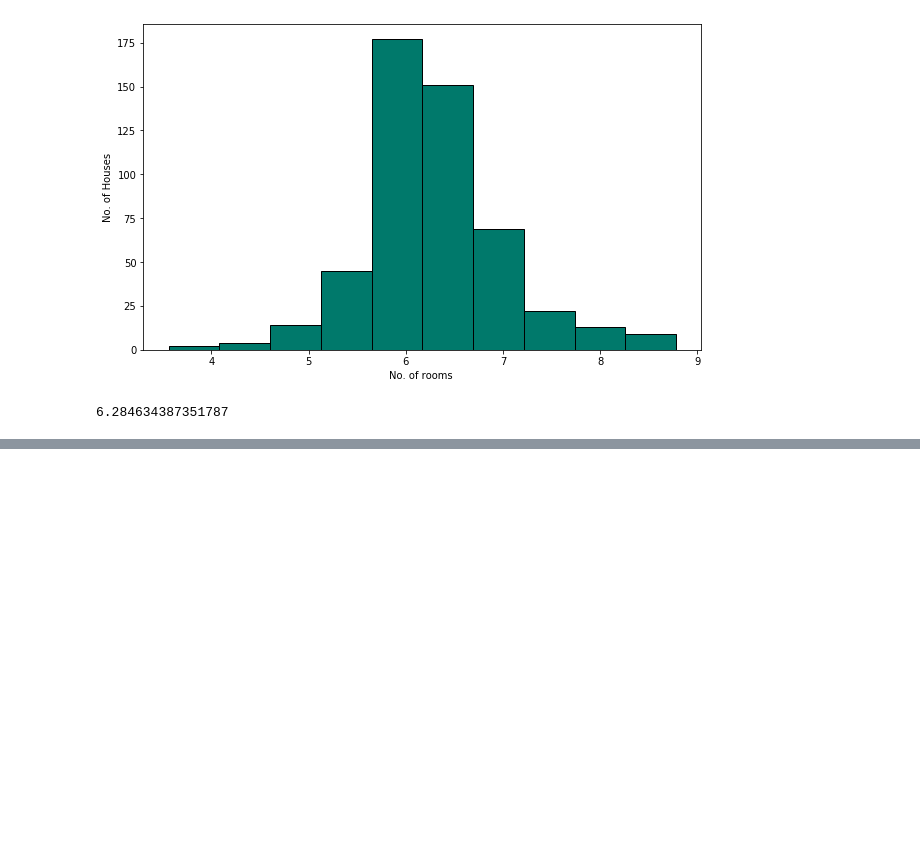
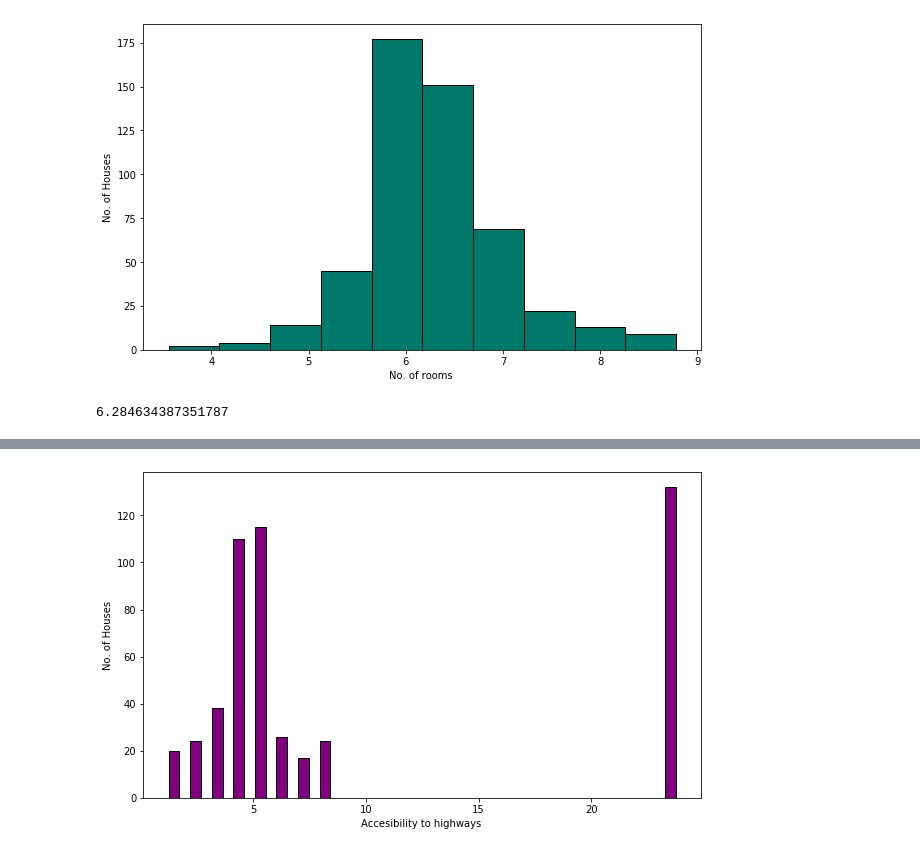
Before and after one commit to abhaypatro/House_price_predictor, a Jupyter notebook: House_price_predictor.ipynb, the cells around one changed output, grey strips where cells are left out. Drawn from its saved outputs; the diff is of its cells as text; code cells hidden in the pictures; blank space fills up the shorter version.

```diff
--- a/House_price_predictor.ipynb
+++ b/House_price_predictor.ipynb
@@ -180,0 +196,8 @@ data['RM'].mean()
+# %%
+plt.figure(figsize=(10,6))
+plt.hist(data['RAD'],bins=24,ec='black', color='purple', rwidth=0.5)
+plt.xlabel("Accesibility to highways ")
+plt.ylabel('No. of Houses')
+plt.show()
+# %% [output]
+[figure, added]
```
Also changed, not shown: parts of 11 cells of this notebook.
